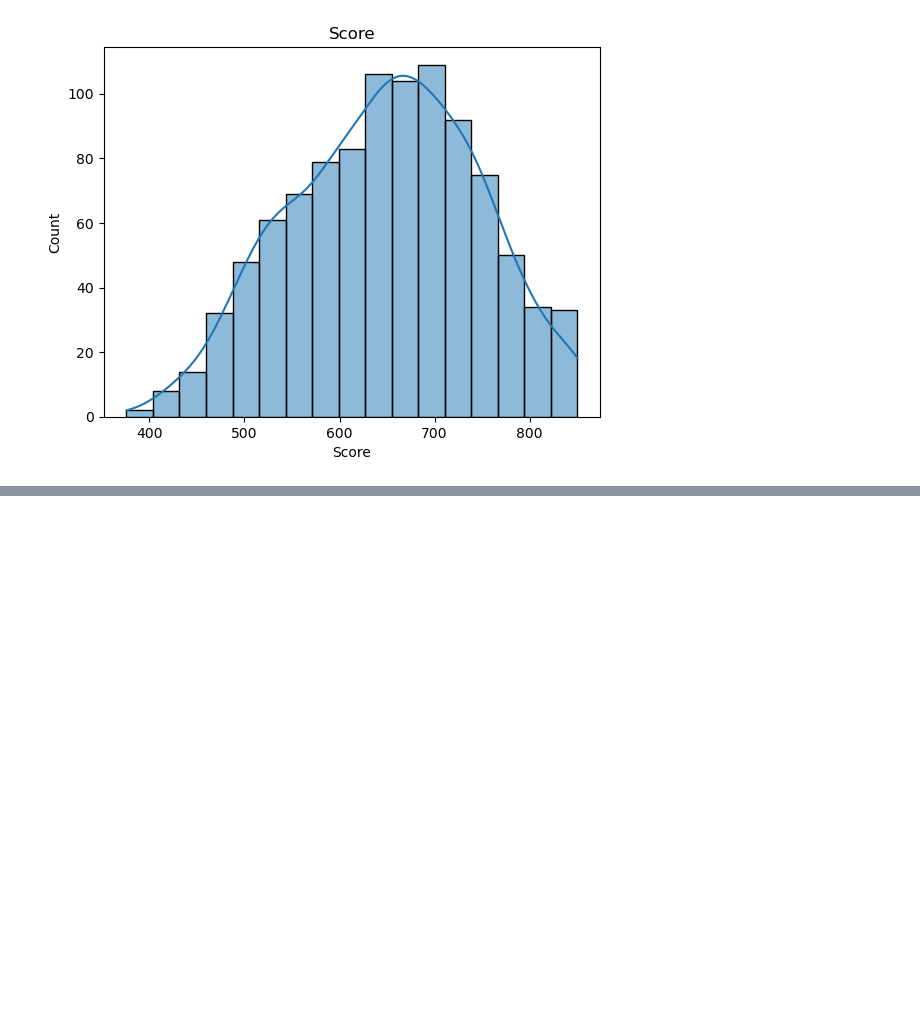
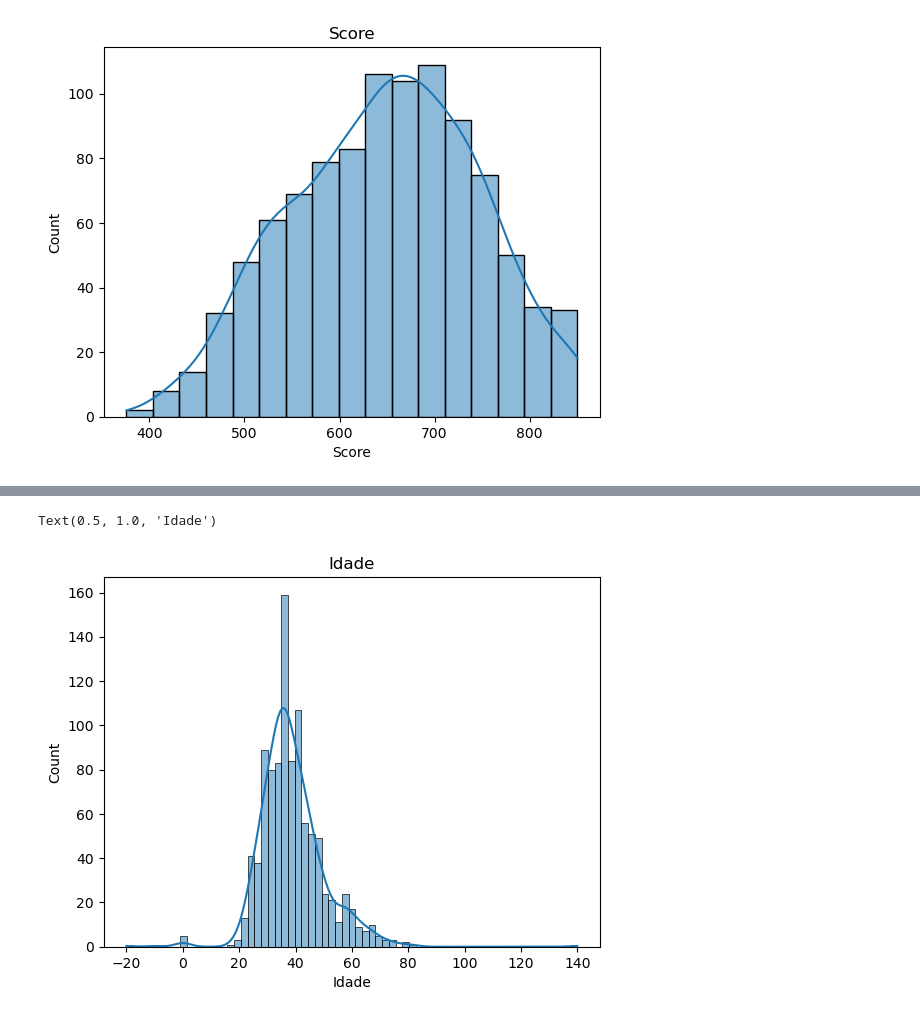
Before and after one commit to RodrigoD4v/FormacaoCD_Python, a Jupyter notebook: LimpezaTratamentoDeDados/notebooks/limpezatratemento.ipynb, the cells around one changed output, grey strips where cells are left out. Cells and saved outputs as stored; diff of their text form; code cells hidden in the pictures; blank space fills up the shorter version.

```diff
--- a/LimpezaTratamentoDeDados/notebooks/limpezatratemento.ipynb
+++ b/LimpezaTratamentoDeDados/notebooks/limpezatratemento.ipynb
@@ -88,0 +106,5 @@ Text(0.5, 1.0, 'Score')
+# %%
+srn.histplot(dataset['Idade'], kde=True).set_title('Idade')
+# %% [output]
+Text(0.5, 1.0, 'Idade')
+[figure, added]
```
Also changed, not shown: parts of 8 cells of this notebook.
